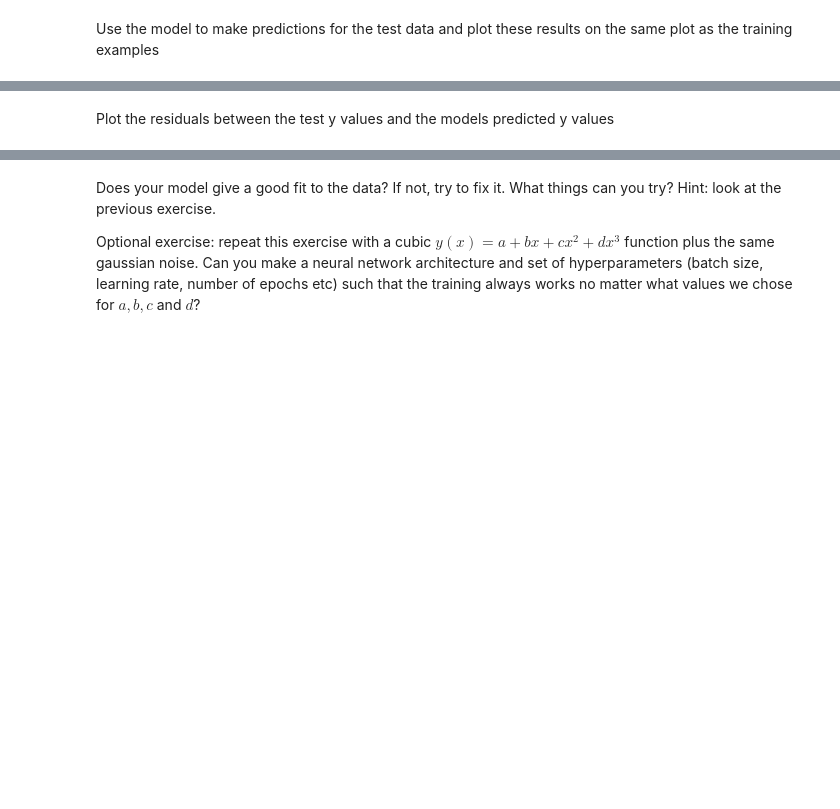
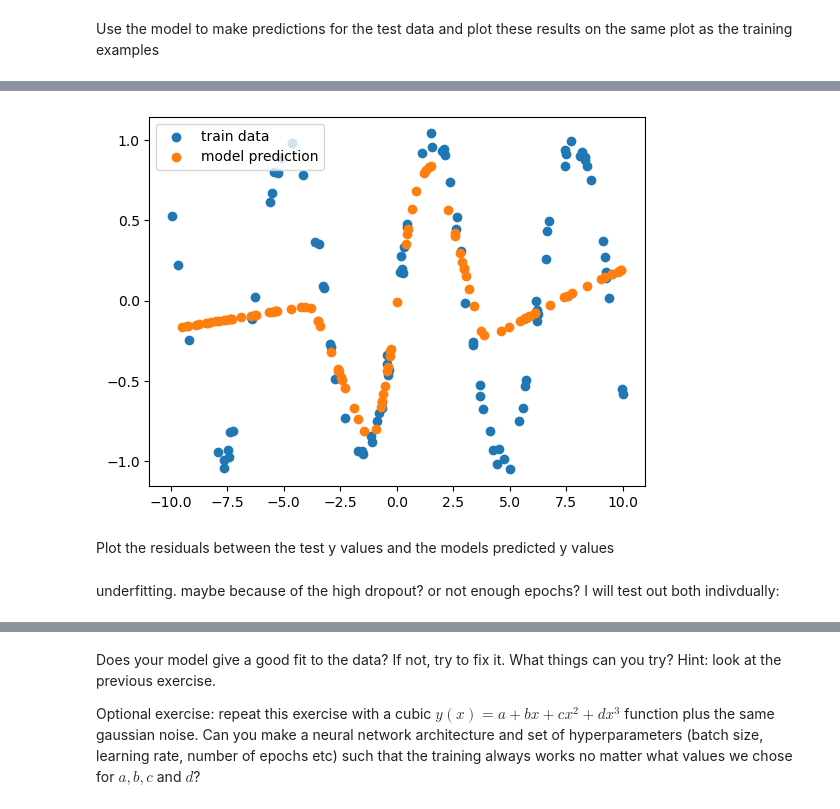
Before and after one commit to saqer-am/deep_learning_2026, a Jupyter notebook: Week2/NN_functions.ipynb, the cells around one changed output, grey strips where cells are left out. Saved outputs shown, nothing was run; the diff lists cells and outputs as text; code cells hidden in the pictures; blank space fills up the shorter version.

```diff
--- a/Week2/NN_functions.ipynb
+++ b/Week2/NN_functions.ipynb
@@ -57,0 +119,13 @@ Use the model to make predictions for the test data and plot these results on th
+# %%
+# 1. Predict on unseen test inputs
+y_pred = model.predict(x_test)
+
+# 2. Plot training data
+plt.scatter(x_train, y_train, label='train data')
+
+# 3. Plot model predictions on test data
+plt.scatter(x_test, y_pred, label='model prediction')
+
+plt.legend()
+plt.show()
+# %% [output]
@@ -58,2 +133,5 @@ Use the model to make predictions for the test data and plot these results on th
+[figure, added]
 # %% [markdown]
 Plot the residuals between the test y values and the models predicted y values
+# %% [markdown]
+underfitting. maybe because of the high dropout? or not enough epochs? I will test out both indivdually:
```
Also changed, not shown: parts of 18 cells of this notebook.
